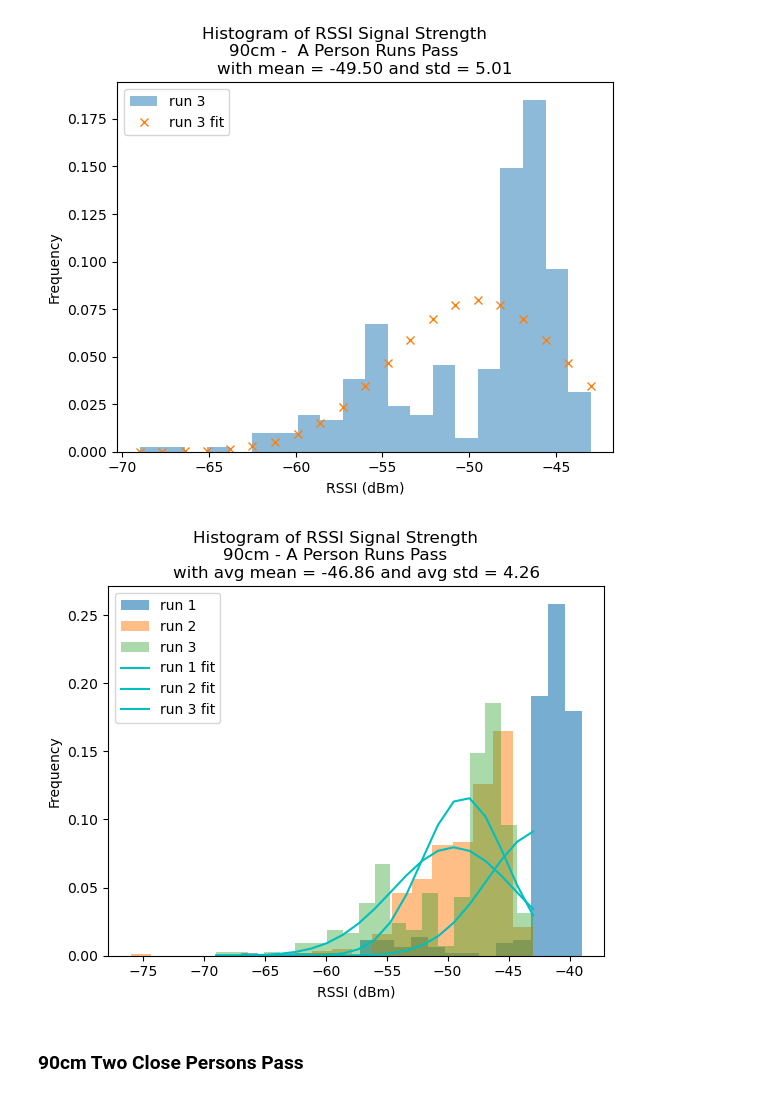
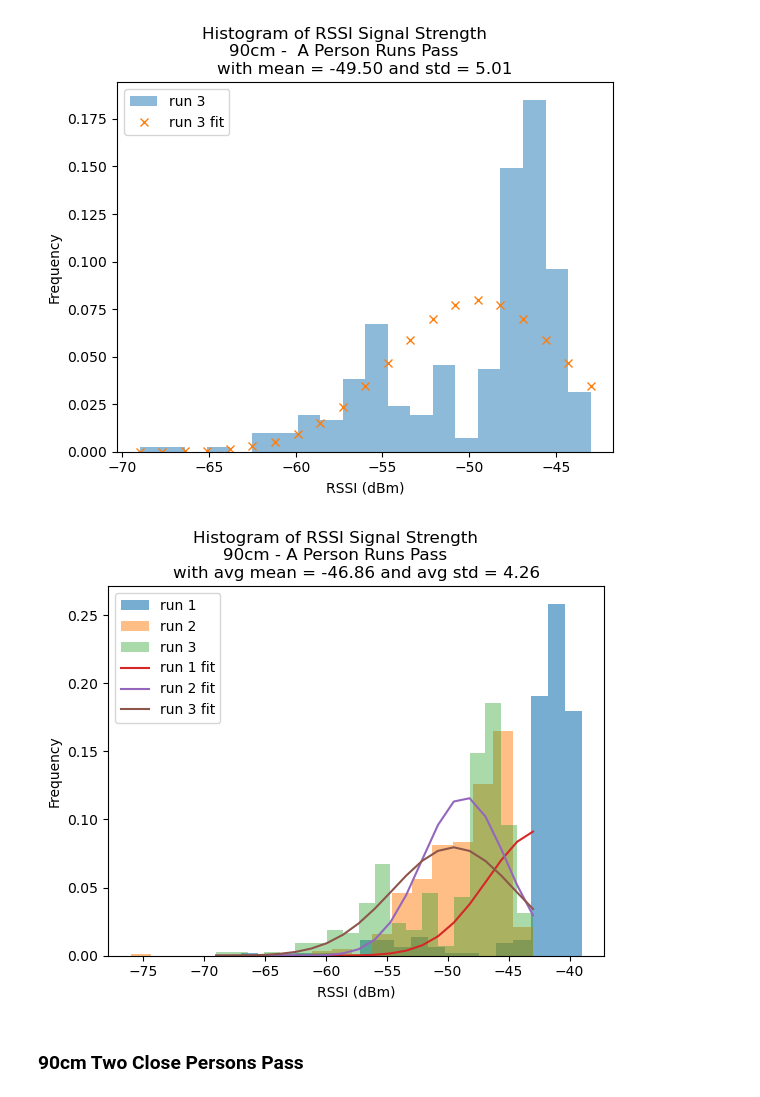
Before and after one commit to SuP3RM/Foot-Traffic, a Jupyter notebook: graphs.ipynb, the cells around one changed output. Cells and saved outputs as stored; diff of their text form; code cells hidden in the pictures.

```diff
--- a/graphs.ipynb
+++ b/graphs.ipynb
@@ -298,33 +298,33 @@ plt.show()
 # %%
 # Plot a single histogram of results
 fig4, ax4 = plt.subplots()
 n4, bins4, pacthes4 = ax4.hist(x_pass_1, bins=20, label='run 1', alpha=0.6, density=True)
 n4, bins4, pacthes4 = ax4.hist(x_pass_2, bins=20, label='run 2', alpha=0.5, density=True)
 n4, bins4, pacthes4 = ax4.hist(x_pass_3, bins=20, label='run 3', alpha=0.4, density=True)
 
 # plot the histogram of the RSSI values
 y4 = ((1 / (np.sqrt(2 * np.pi) * np.std(x_pass_1))) *
         np.exp(-0.5 * (1 / np.std(x_pass_1) * (bins4 - np.mean(x_pass_1))) ** 2))
-ax4.plot(bins4, y4, 'c', label='run 1 fit')
+ax4.plot(bins4, y4, label='run 1 fit')
 
 y4 = ((1 / (np.sqrt(2 * np.pi) * np.std(x_pass_2))) *
         np.exp(-0.5 * (1 / np.std(x_pass_2) * (bins4 - np.mean(x_pass_2))) ** 2))
-ax4.plot(bins4, y4, 'c', label='run 2 fit')
+ax4.plot(bins4, y4, label='run 2 fit')
 
 y4 = ((1 / (np.sqrt(2 * np.pi) * np.std(x_pass_3))) *
         np.exp(-0.5 * (1 / np.std(x_pass_3) * (bins4 - np.mean(x_pass_3))) ** 2))
-ax4.plot(bins4, y4, 'c', label='run 3 fit')
+ax4.plot(bins4, y4, label='run 3 fit')
 
 plt.xlabel('RSSI (dBm)')
 plt.ylabel('Frequency')
 
 plt.title('Histogram of RSSI Signal Strength\
         \n90cm - A Person Runs Pass\
         \nwith avg mean = %.2f and avg std = %.2f' % (np.mean((np.mean(x_pass_1), np.mean(x_pass_2), np.mean(x_pass_3))), np.mean((np.std(x_pass_1), np.std(x_pass_2), np.std(x_pass_3)))))
 plt.legend()
 plt.show()
 # %% [output]
-[figure, old version]
+[figure, new version]
 # %% [markdown]
 ### 90cm Two Close Persons Pass
 # %%
```
Also changed, not shown: parts of 7 cells of this notebook.
